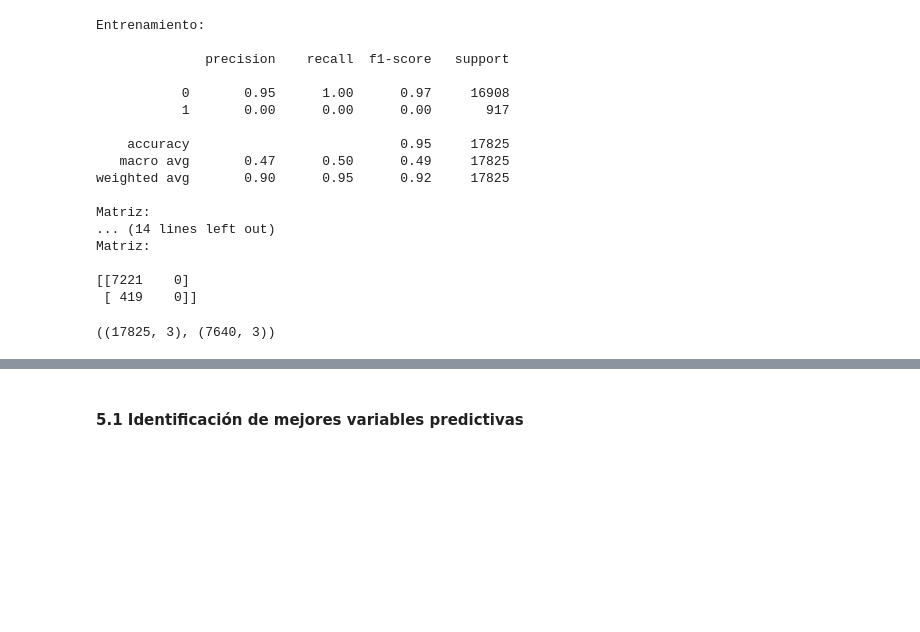
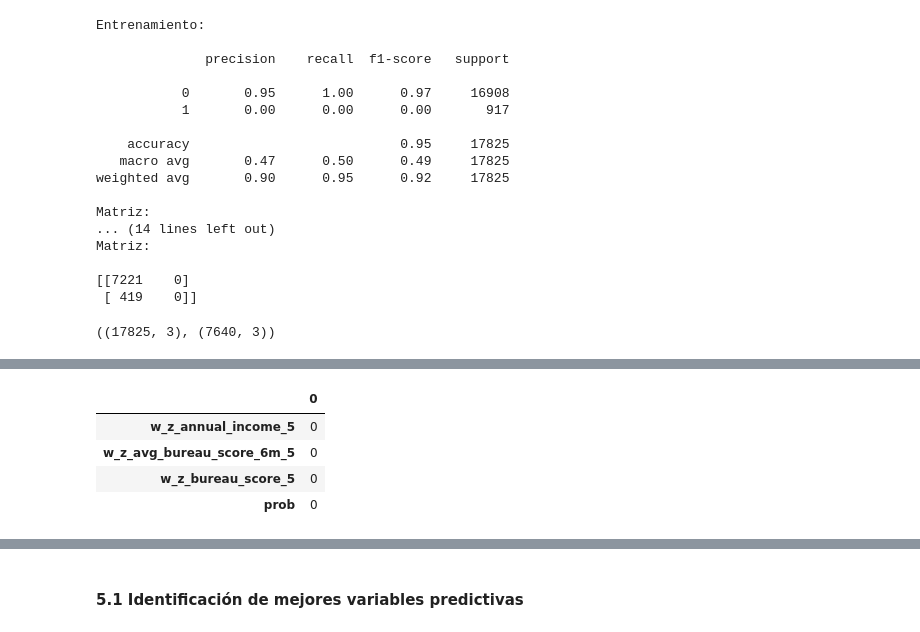
Before and after one commit to danpa26/CredRisk, a Jupyter notebook: one_yr_pd/one_year_pd.ipynb, the cells around one changed output, grey strips where cells are left out. Drawn from its saved outputs; the diff is of its cells as text; code cells hidden in the pictures; blank space fills up the shorter version.

```diff
--- a/one_yr_pd/one_year_pd.ipynb
+++ b/one_yr_pd/one_year_pd.ipynb
@@ -833,7 +833,7 @@ from sklearn.linear_model import LogisticRegression
 # %%
 mlog_reg = LogisticRegression()
 # %%
-mlog_reg.fit( Xt[features] , Xt[tgt] )
+mlog_reg.fit( Xt[features] , Yt[tgt] )
 # %% [output]
 LogisticRegression()
 # %%
@@ -871,15 +871,15 @@ mlog_reg.score(Xt[features],Yt[tgt])
 # %%
 # Realizamos la evaluación de nuestro modelo:
 print('Entrenamiento: \n')
-predictions = mlog_reg.predict(Xt[features])
-print(classification_report(Yt_tgt, predictions))
+predictions_t = mlog_reg.predict(Xt[features])
+print(classification_report(Yt_tgt, predictions_t))
 print('Matriz: \n')
-print(confusion_matrix(Yt_tgt, predictions))
+print(confusion_matrix(Yt_tgt, predictions_t))
 print('Validación: \n')
-predictions = mlog_reg.predict(Xv[features])
-print(classification_report(Yv_tgt, predictions))
+predictions_v = mlog_reg.predict(Xv[features])
+print(classification_report(Yv_tgt, predictions_v))
 print('Matriz: \n')
-print(confusion_matrix(Yv_tgt, predictions))
+print(confusion_matrix(Yv_tgt, predictions_v))
 # %% [output]
 Entrenamiento:
 
@@ -908,6 +927,6 @@ Xt2.shape, Xv2.shape,
 # %%
-Xt2['prob'] = pd.DataFrame(mlog_reg.predict(Xt[features]))
-Xv2['prob'] = pd.DataFrame(mlog_reg.predict(Xv[features]))
+Xt2['prob'] = pd.DataFrame(predictions_t)
+Xv2['prob'] = pd.DataFrame(predictions_v)
 # %% [output]
 A value is trying to be set on a copy of a slice from a DataFrame.
 Try using .loc[row_indexer,col_indexer] = value instead
@@ -941,0 +941,8 @@ Xv2.head(50)
+# %%
+Xt2.isna().sum().to_frame()
+# %% [output]
+|  | 0 |
+| w_z_annual_income_5 | 0 |
+| w_z_avg_bureau_score_6m_5 | 0 |
+| w_z_bureau_score_5 | 0 |
+| prob | 0 |
```
Also changed, not shown: parts of 10 cells of this notebook.
